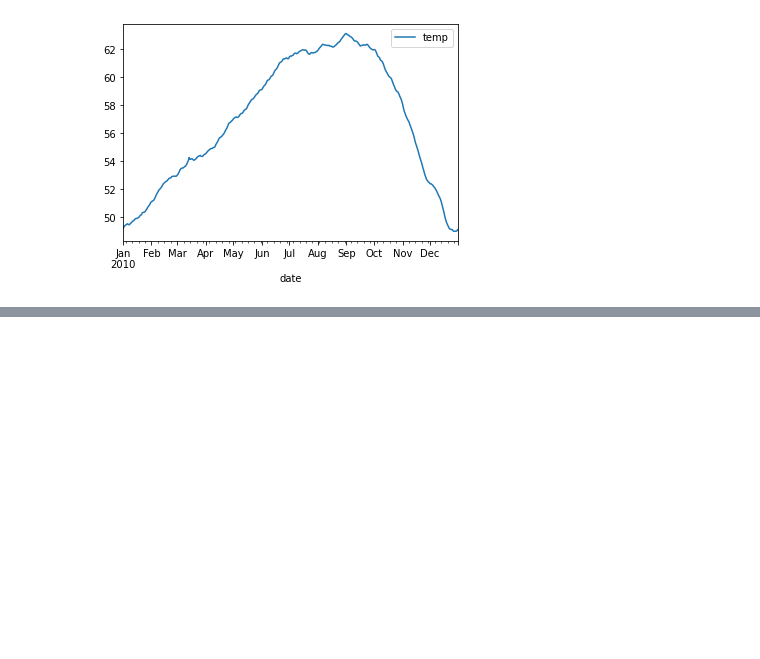
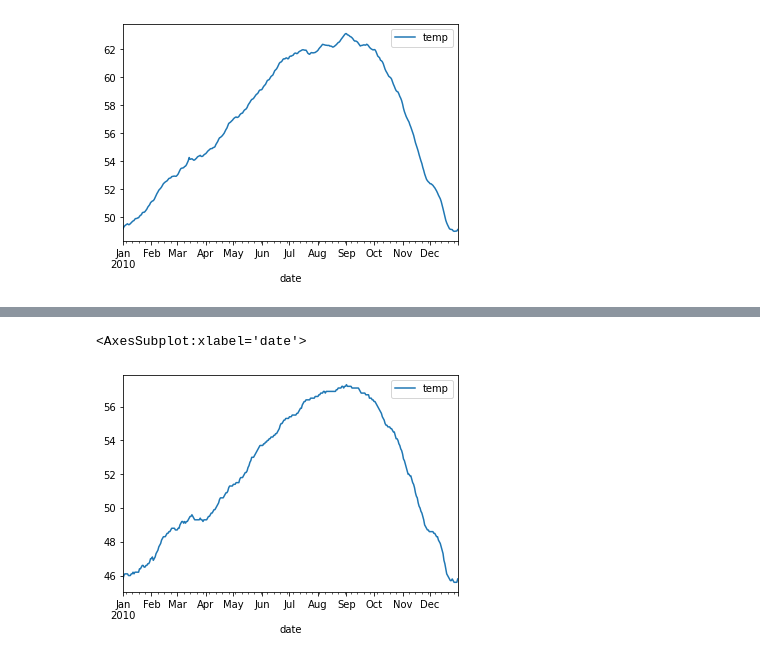
Before and after one commit to albertopuentes/time-series-exercises, a Jupyter notebook: datetime_timeseries_exercises.ipynb, the cells around one changed output, grey strips where cells are left out. Drawn from its saved outputs; the diff is of its cells as text; code cells hidden in the pictures; blank space fills up the shorter version.

```diff
--- a/datetime_timeseries_exercises.ipynb
+++ b/datetime_timeseries_exercises.ipynb
@@ -95,0 +99,3 @@ daily_avg.plot()
+# %%
+daily_avg = sf_temps.resample('D').min()
+daily_avg.head()
@@ -95,0 +110,6 @@ daily_avg.plot()
+# %%
+# plot
+daily_avg.plot()
+# %% [output]
+<AxesSubplot:xlabel='date'>
+[figure, added]
```
Also changed, not shown: parts of 40 cells of this notebook.
